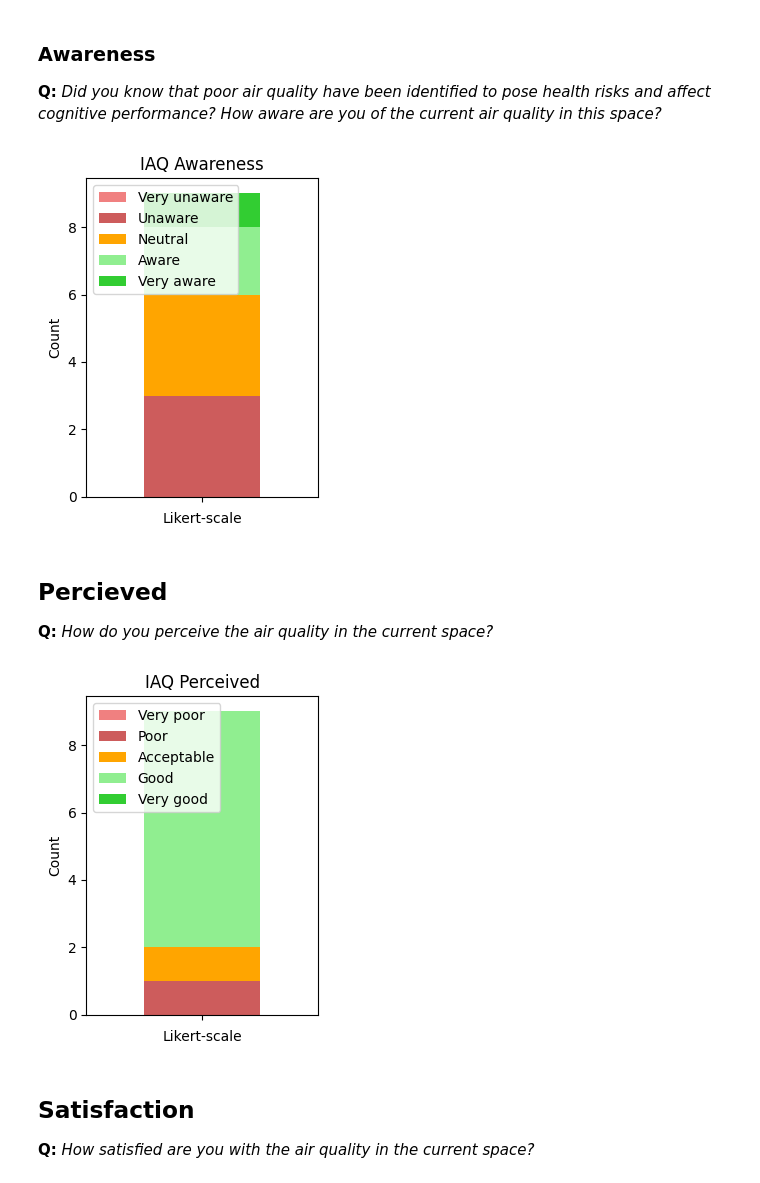
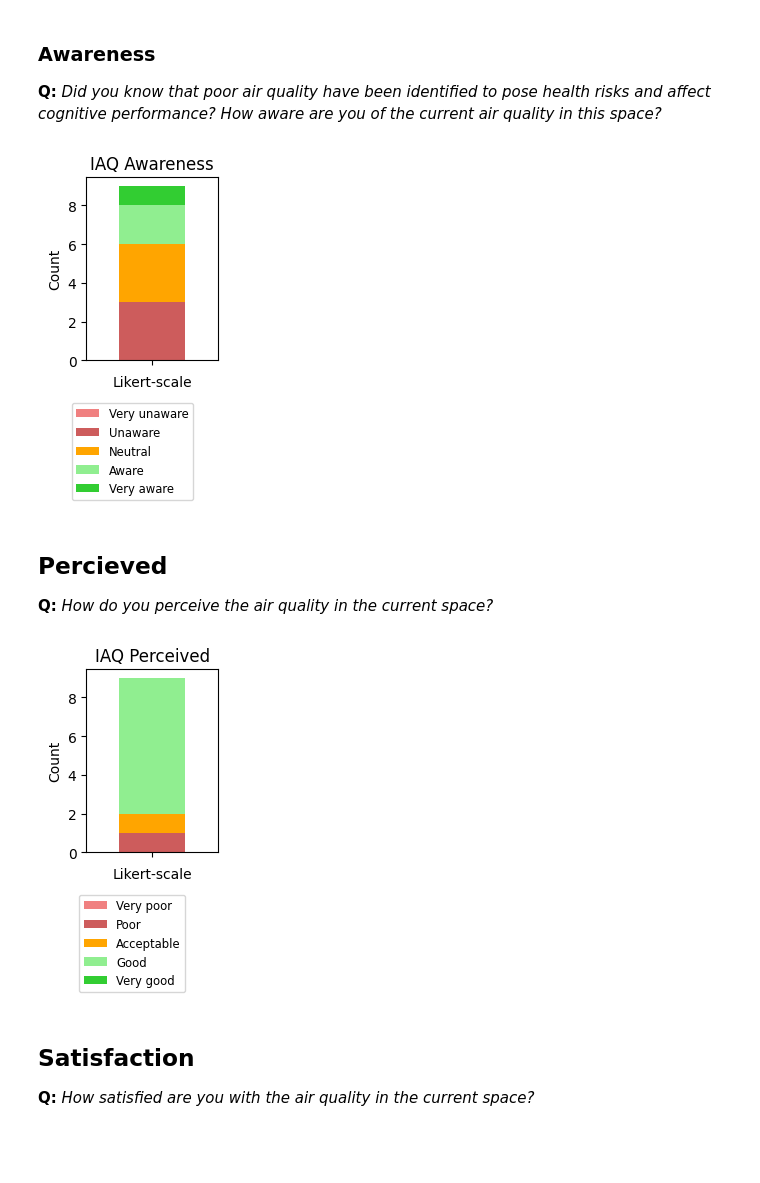
Before and after one commit to viszlab/datasets, a Jupyter notebook: survey-likert-scales.ipynb, the cells around one changed output. Cells and saved outputs as stored; diff of their text form; code cells hidden in the pictures; blank space fills up the shorter version.

Commit message:
Update legends likert scales

```diff
--- a/survey-likert-scales.ipynb
+++ b/survey-likert-scales.ipynb
@@ -141,35 +141,38 @@ likert_counts = likert_counts.reindex(likert_order)
 
 # Create a DataFrame with zeros
 likert_data = pd.DataFrame(0, index=[0], columns=likert_counts.index)
 
 # Fill the DataFrame with counts
 for category, count in likert_counts.items():
     likert_data[category] = count
 
 # Plot a stacked bar chart with custom colors and adjusted width
-fig, ax = plt.subplots(figsize=(3, 4))  # Adjust the width and height of the plot
+fig, ax = plt.subplots(figsize=(2, 4))  # Adjust the width and height of the plot
 likert_data.plot(kind='bar', stacked=True,
                  color=['lightcoral', 'indianred', 'orange', 'lightgreen', 'limegreen'], width=0.5, ax=ax)
 
 # Add labels and title
 ax.set_xlabel('Likert-scale')  # Empty string to remove x-axis label
 ax.set_ylabel('Count')
 ax.set_title('IAQ Awareness')
 
 # Remove the 0 label from the x-axis
 ax.set_xticklabels([])
 
 # Add a legend
 ax.legend(loc='upper left')
 
+# Add a legend with specific position and font size
+ax.legend(loc='upper center', bbox_to_anchor=(0.35, -0.2), fontsize='small')
+
 # Adjust spacing around the plot
 plt.margins(x=0.01)
 
 # Show the plot
 plt.tight_layout()  # Adjust layout to make it less wide
 plt.show()
 # %% [output]
-[figure, old version]
+[figure, new version]
 # %% [markdown]
 ## Percieved
 
@@ -201,7 +204,7 @@ for category, count in likert_counts.items():
     likert_data[category] = count
 
 # Plot a stacked bar chart with custom colors and adjusted width
-fig, ax = plt.subplots(figsize=(3, 4))  # Adjust the width and height of the plot
+fig, ax = plt.subplots(figsize=(2, 4))  # Adjust the width and height of the plot
 likert_data.plot(kind='bar', stacked=True,
                  color=['lightcoral', 'indianred', 'orange', 'lightgreen', 'limegreen'], width=0.5, ax=ax)
 
@@ -216,6 +219,9 @@ ax.set_xticklabels([])
 # Add a legend
 ax.legend(loc='upper left')
 
+# Add a legend with specific position and font size
+ax.legend(loc='upper center', bbox_to_anchor=(0.35, -0.2), fontsize='small')
+
 # Adjust spacing around the plot
 plt.margins(x=0.01)
 
@@ -223,7 +229,7 @@ plt.margins(x=0.01)
 plt.tight_layout()  # Adjust layout to make it less wide
 plt.show()
 # %% [output]
-[figure, old version]
+[figure, new version]
 # %% [markdown]
 ## Satisfaction
 
```
Also changed, not shown: parts of 2 cells of this notebook.
